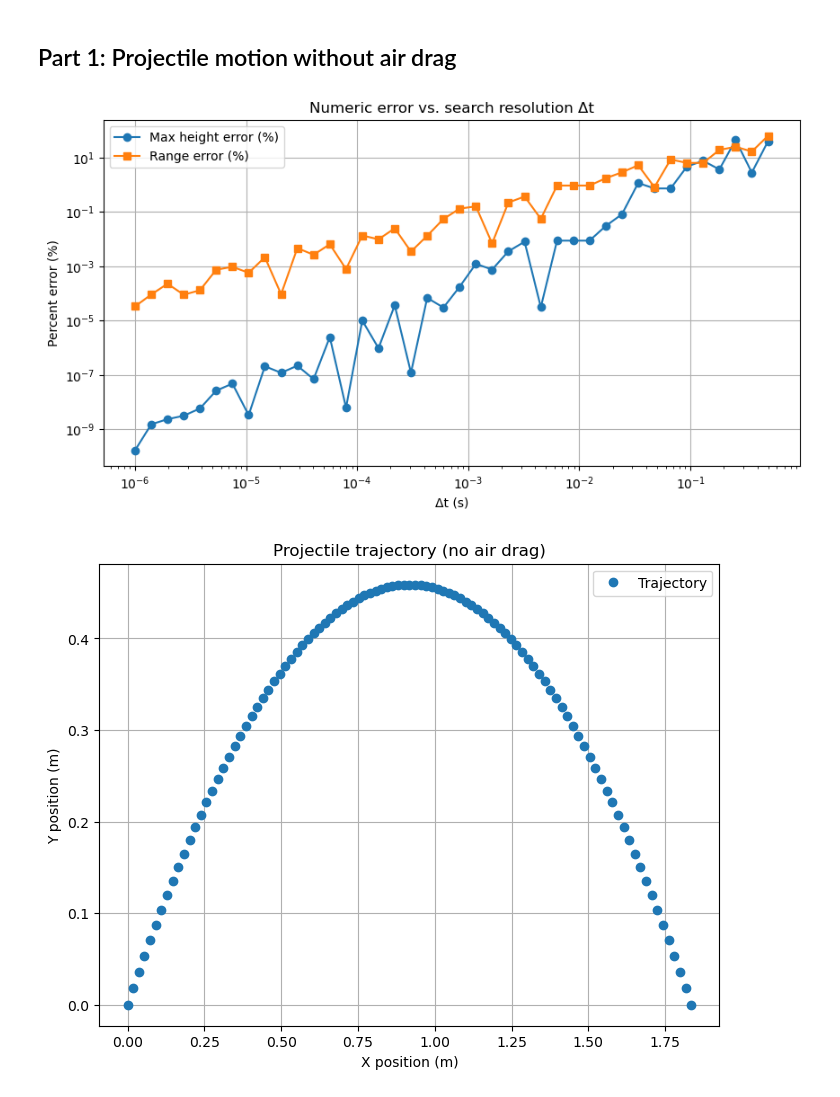
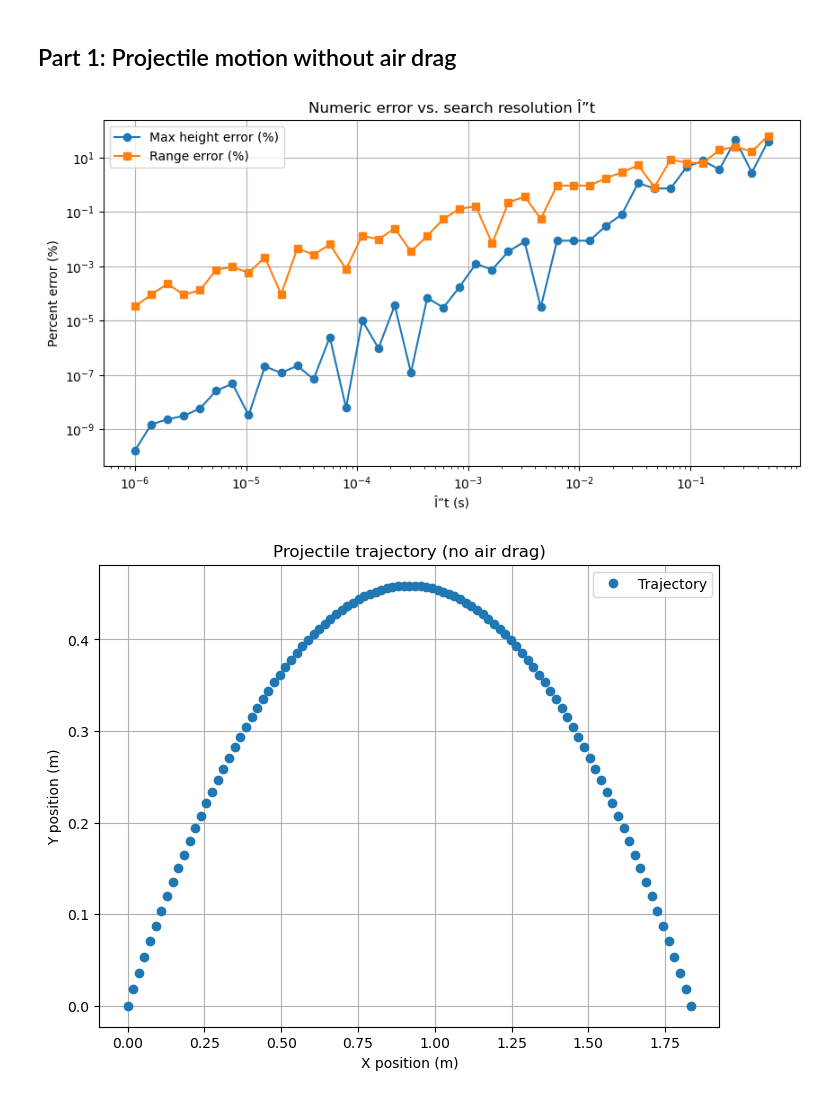
Before and after one commit to jdgonzalez12/physics-simulations-portfolio, a Jupyter notebook: projectile-motion/analysis.ipynb, the cells around one changed output. Cells and saved outputs as stored; diff of their text form; code cells hidden in the pictures.

```diff
--- a/projectile-motion/analysis.ipynb
+++ b/projectile-motion/analysis.ipynb
@@ -7,24 +7,24 @@ Projectile motion with and without linear air drag, plus the attacker/defender i
 # %%
 import pandas as pd
 import matplotlib.pyplot as plt
 
 # Load the dt-sweep error data
 error_df = pd.read_csv("data/error.csv")
 
 # Plot percent error vs. time-step resolution dt (log-log, as in assignment Fig. 3)
 plt.figure(figsize=(10, 5))
 plt.plot(error_df["dt"], error_df["error_hmax_pct"], marker='o', label="Max height error (%)")
 plt.plot(error_df["dt"], error_df["error_range_pct"], marker='s', label="Range error (%)")
 plt.xscale("log")
 plt.yscale("log")
-plt.xlabel("Δt (s)")
+plt.xlabel("Î”t (s)")
 plt.ylabel("Percent error (%)")
-plt.title("Numeric error vs. search resolution Δt")
+plt.title("Numeric error vs. search resolution Î”t")
 plt.legend()
 plt.grid()
 plt.savefig("data/error_loglog.png", dpi=150, bbox_inches="tight")
 plt.show()
 # %% [output]
-[figure, old version]
+[figure, new version]
 # %%
 # Load the trajectory data (no drag)
```
Also changed, not shown: parts of 2 cells of this notebook, 4 other files.
